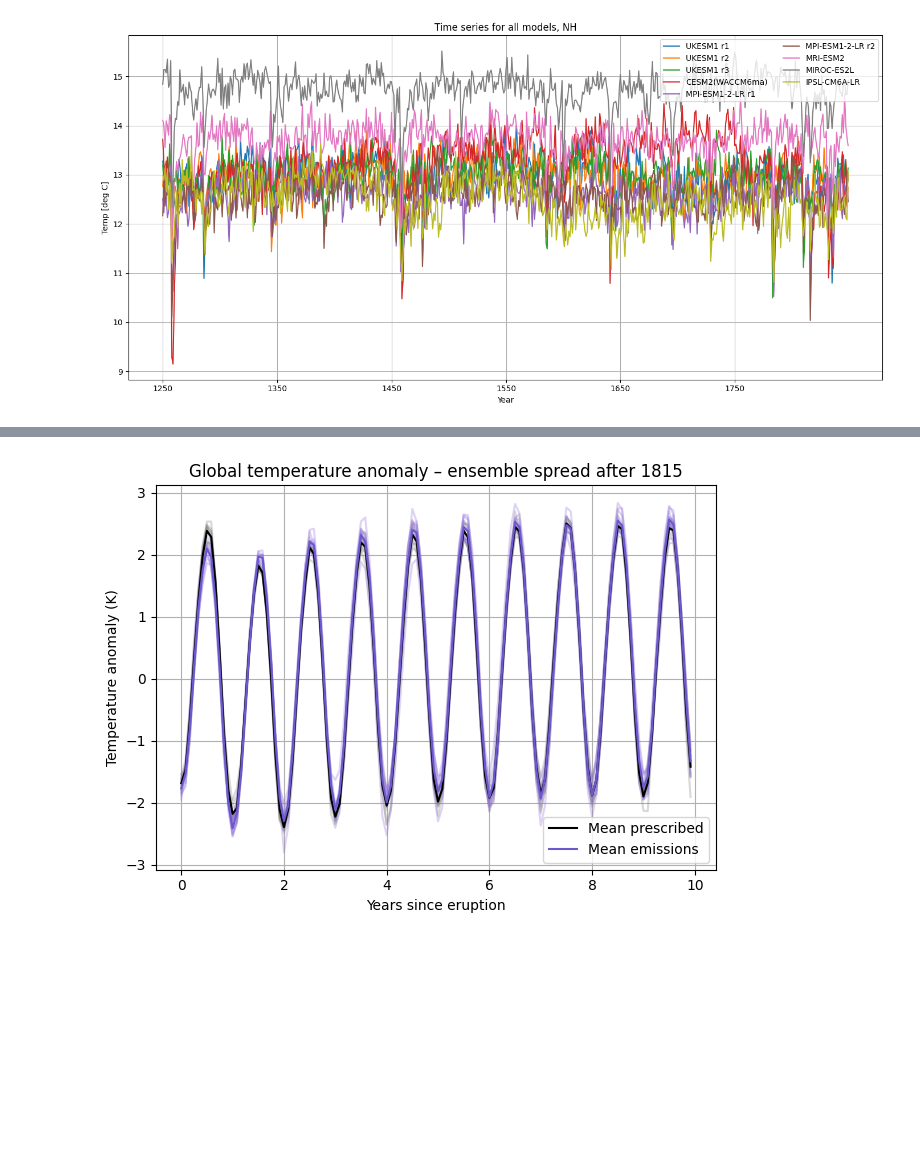
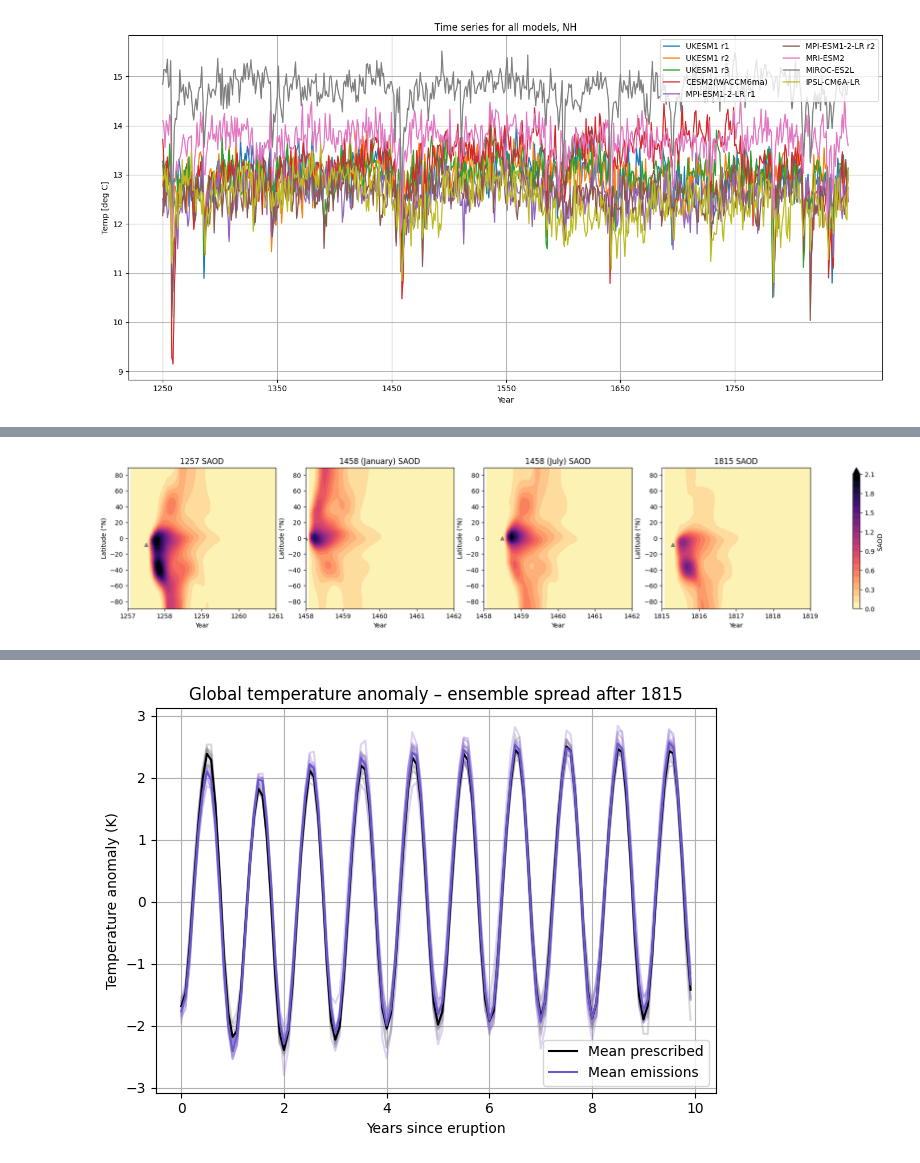
Before and after one commit to EliHHogemo/lia, a Jupyter notebook: marshalletal_data-checkpoint.ipynb, the cells around one changed output, grey strips where cells are left out. Cells and saved outputs as stored; diff of their text form; code cells hidden in the pictures; blank space fills up the shorter version.

```diff
--- a/marshalletal_data-checkpoint.ipynb
+++ b/marshalletal_data-checkpoint.ipynb
@@ -379,3 +366,84 @@ Attributes:
     source:       Data from Met Office Unified Model
     um_version:   11.2
     Conventions:  CF-1.7
+# %%
+emissions_1257=data['emissions_1257']
+saod_1257 = emissions_1257['saod_550_nm']
+saod_1257mean = saod_1257.mean(dim='realization')
+
+emissions_1458_jan=data['emissions_1458_jan']
+saod_1458_jan = emissions_1458_jan['saod_550_nm']
+saod_1458_jan_mean = saod_1458_jan.mean(dim='realization')
+
+emissions_1458_jul=data['emissions_1458_jul']
+saod_1458_jul = emissions_1458_jul['saod_550_nm']
+saod_1458_jul_mean = saod_1458_jul.mean(dim='realization')
+
+emissions_1815=data['emissions_1815']
+saod_1815 = emissions_1815['saod_550_nm']
+saod_1815mean = saod_1815.mean(dim='realization')
+# %%
+fig, ax = plt.subplots(1, 4, figsize=(24, 4))
+
+# Get lat and time for axes
+lat_1257 = saod_1257['latitude']
+time_1257 = saod_1257['time'].dt.year + saod_1257['time'].dt.month / 12
+
+lat_1458_jan = saod_1458_jan['latitude']
+time_1458_jan = saod_1458_jan['time'].dt.year + saod_1458_jan['time'].dt.month / 12
+
+lat_1458_jul = saod_1458_jul['latitude']
+time_1458_jul = saod_1458_jul['time'].dt.year + saod_1458_jul['time'].dt.month / 12
+
+lat_1815 = saod_1815['latitude']
+time_1815 = saod_1815['time'].dt.year + saod_1815['time'].dt.month / 12
+
+levels = np.linspace(0, 2.1, 22)
+
+# Plot
+cf = ax[0].contourf(time_1257, lat_1257, saod_1257mean.T, levels=levels, cmap='magma_r', extend='max')
+
+# Triangle marker
+ax[0].plot([1257.5], [-8], marker='^', color='gray')
+
+ax[0].set_xlim(1257, 1261)
+ax[0].set_title('1257 SAOD')
+ax[0].set_ylabel('Latitude (°N)')
+ax[0].set_xlabel('Year')
+
+# Plot
+cf = ax[1].contourf(time_1458_jan, lat_1458_jan, saod_1458_jan_mean.T, levels=levels, cmap='magma_r', extend='max')
+
+# Triangle marker
+ax[1].plot([1458], [0], marker='^', color='gray')
+
+ax[1].set_xlim(1458, 1462)
+ax[1].set_title('1458 (January) SAOD')
+ax[1].set_ylabel('Latitude (°N)')
+ax[1].set_xlabel('Year')
+
+# Plot
+cf = ax[2].contourf(time_1458_jul, lat_1458_jul, saod_1458_jul_mean.T, levels=levels, cmap='magma_r', extend='max')
+
+# Triangle marker
+ax[2].plot([1458.5], [0], marker='^', color='gray')
+
+ax[2].set_xlim(1458, 1462)
+ax[2].set_title('1458 (July) SAOD')
+ax[2].set_ylabel('Latitude (°N)')
+ax[2].set_xlabel('Year')
+
+# Plot
+cf = ax[3].contourf(time_1815, lat_1815, saod_1815mean.T, levels=levels, cmap='magma_r', extend='max')
+
+# Triangle marker
+ax[3].plot([1815.3], [-8], marker='^', color='gray')
+
+ax[3].set_xlim(1815, 1819)
+ax[3].set_title('1815 SAOD')
+ax[3].set_ylabel('Latitude (°N)')
+ax[3].set_xlabel('Year')
+
+plt.tight_layout
+fig.colorbar(cf, ax=ax, label='SAOD')
+# %% [output]
@@ -381,0 +451 @@ Attributes:
+[figure, added]
```
Also changed, not shown: parts of 16 cells of this notebook.
